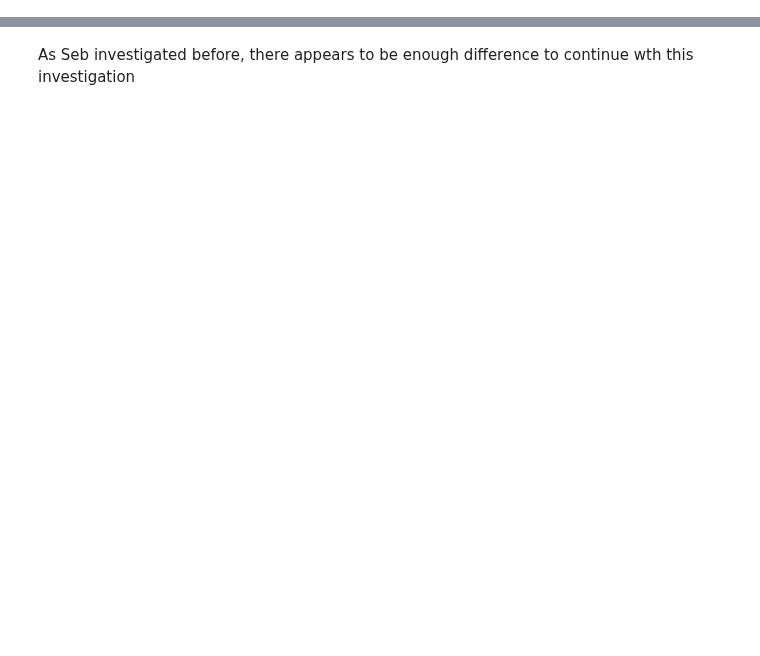
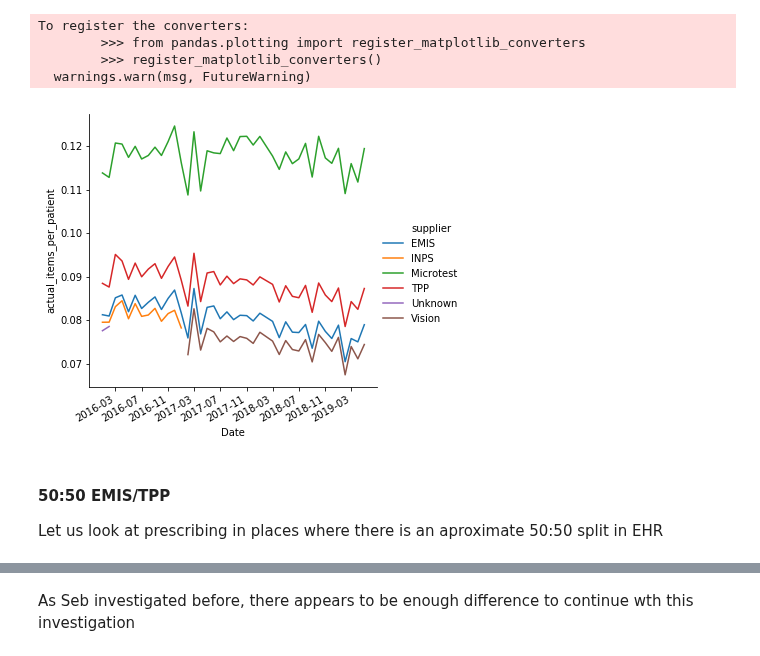
Before and after one commit to ebmdatalab/jupyter-notebooks, a Jupyter notebook: measures_by_software/Draft ideas/Controlled Drugs.ipynb, the cells around one changed output, grey strips where cells are left out. Saved outputs shown, nothing was run; the diff lists cells and outputs as text; code cells hidden in the pictures; blank space fills up the shorter version.

```diff
--- a/measures_by_software/Draft ideas/Controlled Drugs.ipynb
+++ b/measures_by_software/Draft ideas/Controlled Drugs.ipynb
@@ -12,0 +96,3 @@ pd.set_option('display.float_format', lambda x: '%.2f' % x)
+# %%
+df_dmd_cd["items_per_patient"] = df_dmd_cd["items"] / df_dmd_cd["list_size"]
+df_dmd_cd.head(5)
@@ -12,0 +118,3 @@ pd.set_option('display.float_format', lambda x: '%.2f' % x)
+# %%
+df1 = df_dmd_cd.groupby(["Date", "supplier"]).sum().reset_index()
+df1.head(5)
@@ -12,0 +128,3 @@ pd.set_option('display.float_format', lambda x: '%.2f' % x)
+# %%
+df1["actual_items_per_patient"] = df1["items"] / df1["list_size"]
+df1.head(5)
@@ -12,0 +138,14 @@ pd.set_option('display.float_format', lambda x: '%.2f' % x)
+# %%
+    sns.relplot(x="Date", y="actual_items_per_patient", hue='supplier', kind="line", data=df1)
+    fig = plt.gcf()
+    fig.autofmt_xdate()
+    plt.show()
+# %% [output]
+To register the converters:
+        >>> from pandas.plotting import register_matplotlib_converters
+        >>> register_matplotlib_converters()
+  warnings.warn(msg, FutureWarning)
+[figure, added]
+# %% [markdown]
+#### 50:50 EMIS/TPP
+Let us look at prescribing in places where there is an aproximate 50:50 split in EHR
```
Also changed, not shown: parts of 27 cells of this notebook, 13 other files.
